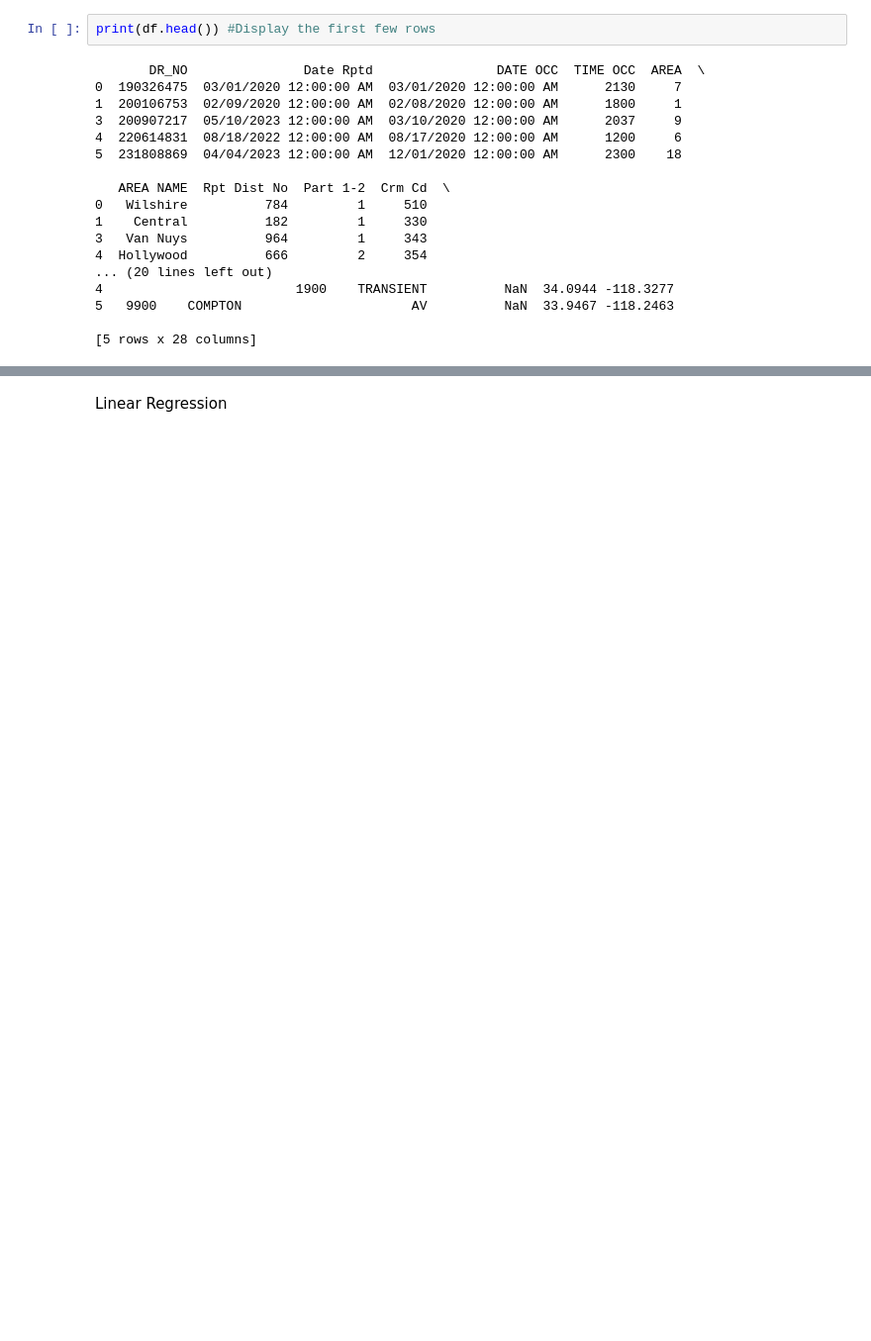
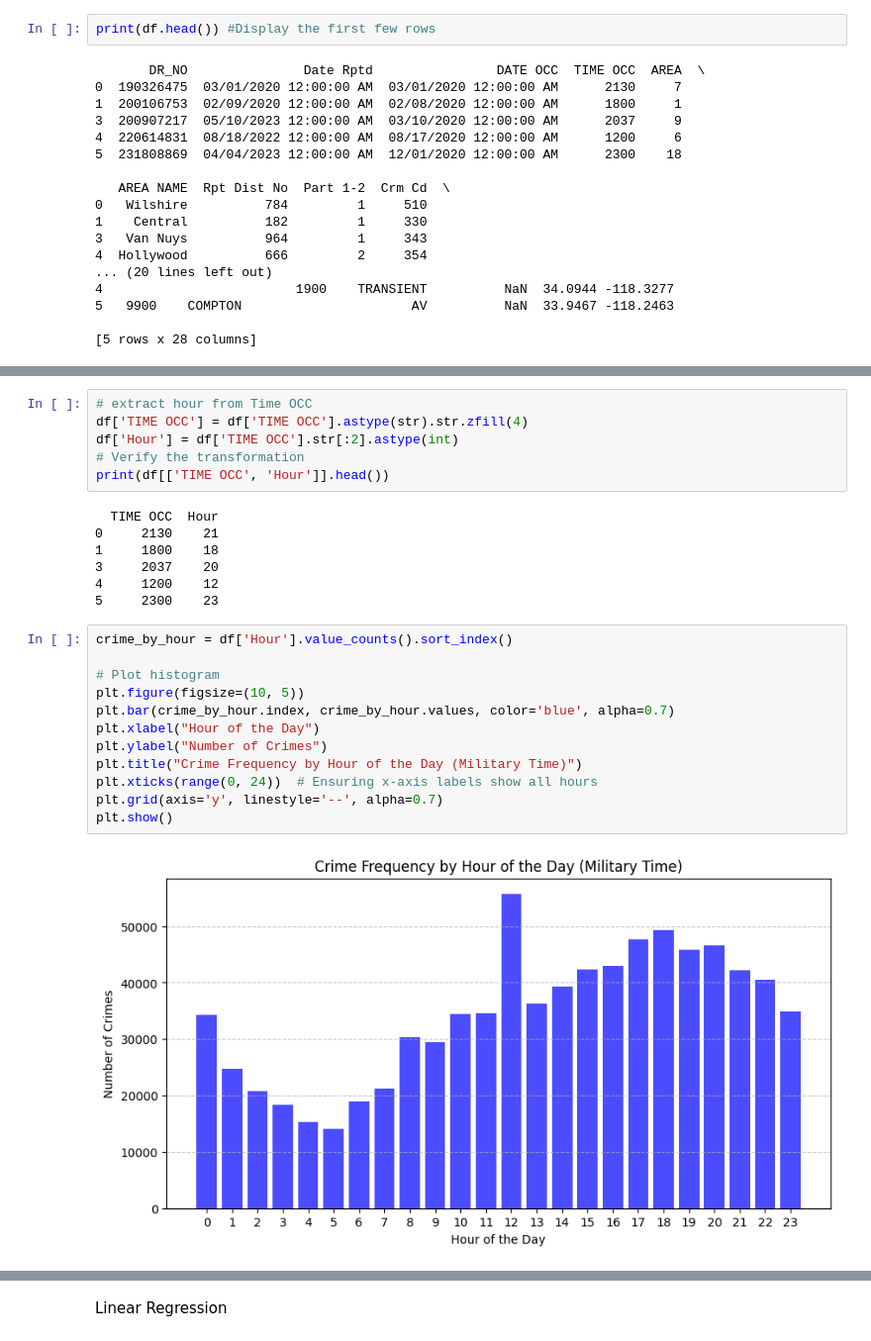
Before and after one commit to mikey6002/Techwise_AI_ML, a Jupyter notebook: Techwise_AIML_Project.ipynb, the cells around one changed output, grey strips where cells are left out. Shown at 99% size. Saved outputs shown, nothing was run; the diff lists cells and outputs as text; blank space fills up the shorter version.

```diff
--- a/Techwise_AIML_Project.ipynb
+++ b/Techwise_AIML_Project.ipynb
@@ -194,0 +324,27 @@ Rows remaining after dropping missing 'AREA NAME': 881669
+# %%
+# extract hour from Time OCC
+df['TIME OCC'] = df['TIME OCC'].astype(str).str.zfill(4)
+df['Hour'] = df['TIME OCC'].str[:2].astype(int)
+# Verify the transformation
+print(df[['TIME OCC', 'Hour']].head())
+# %% [output]
+  TIME OCC  Hour
+0     2130    21
+1     1800    18
+3     2037    20
+4     1200    12
+5     2300    23
+# %%
+crime_by_hour = df['Hour'].value_counts().sort_index()
+
+# Plot histogram
+plt.figure(figsize=(10, 5))
+plt.bar(crime_by_hour.index, crime_by_hour.values, color='blue', alpha=0.7)
+plt.xlabel("Hour of the Day")
+plt.ylabel("Number of Crimes")
+plt.title("Crime Frequency by Hour of the Day (Military Time)")
+plt.xticks(range(0, 24))  # Ensuring x-axis labels show all hours
+plt.grid(axis='y', linestyle='--', alpha=0.7)
+plt.show()
+# %% [output]
+[figure, added]
```
Also changed, not shown: parts of 30 cells of this notebook.
